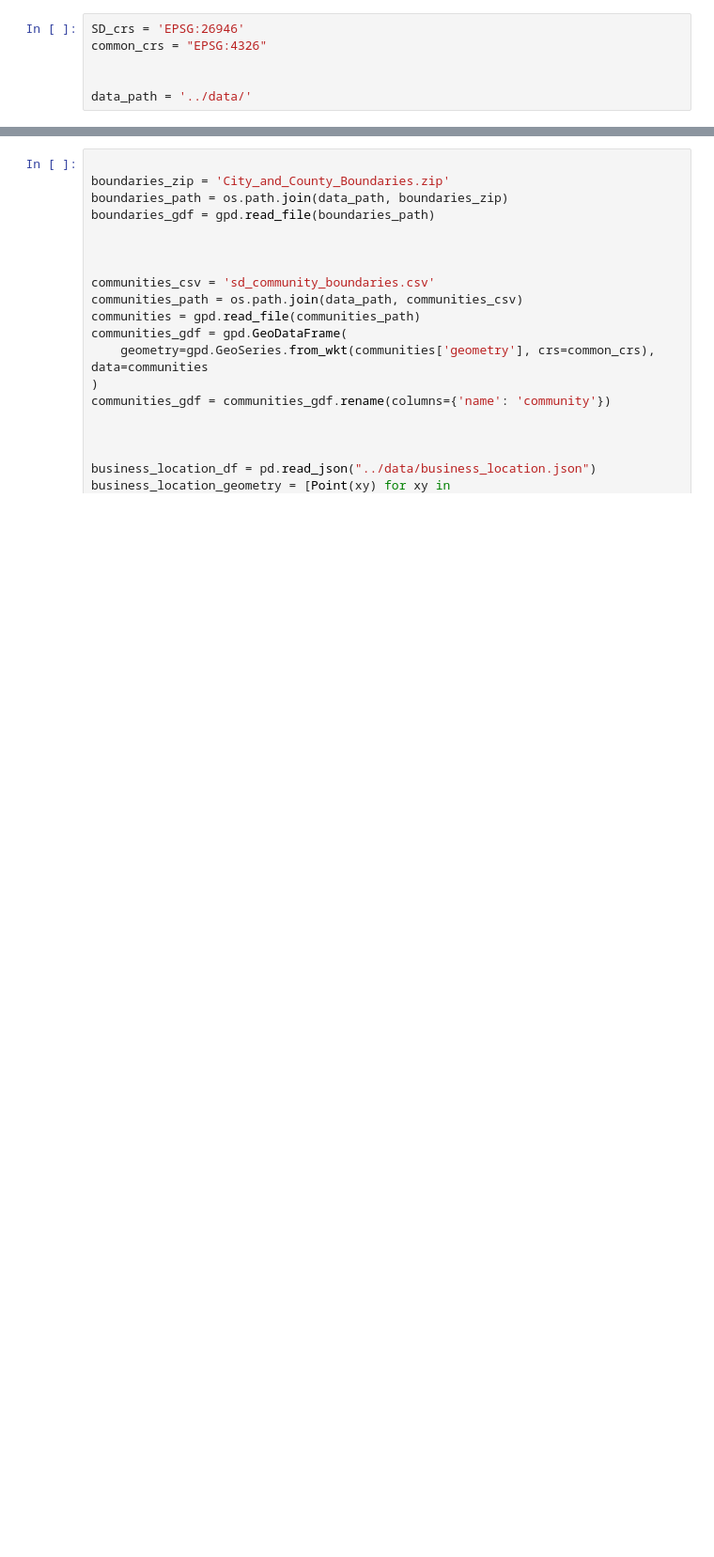
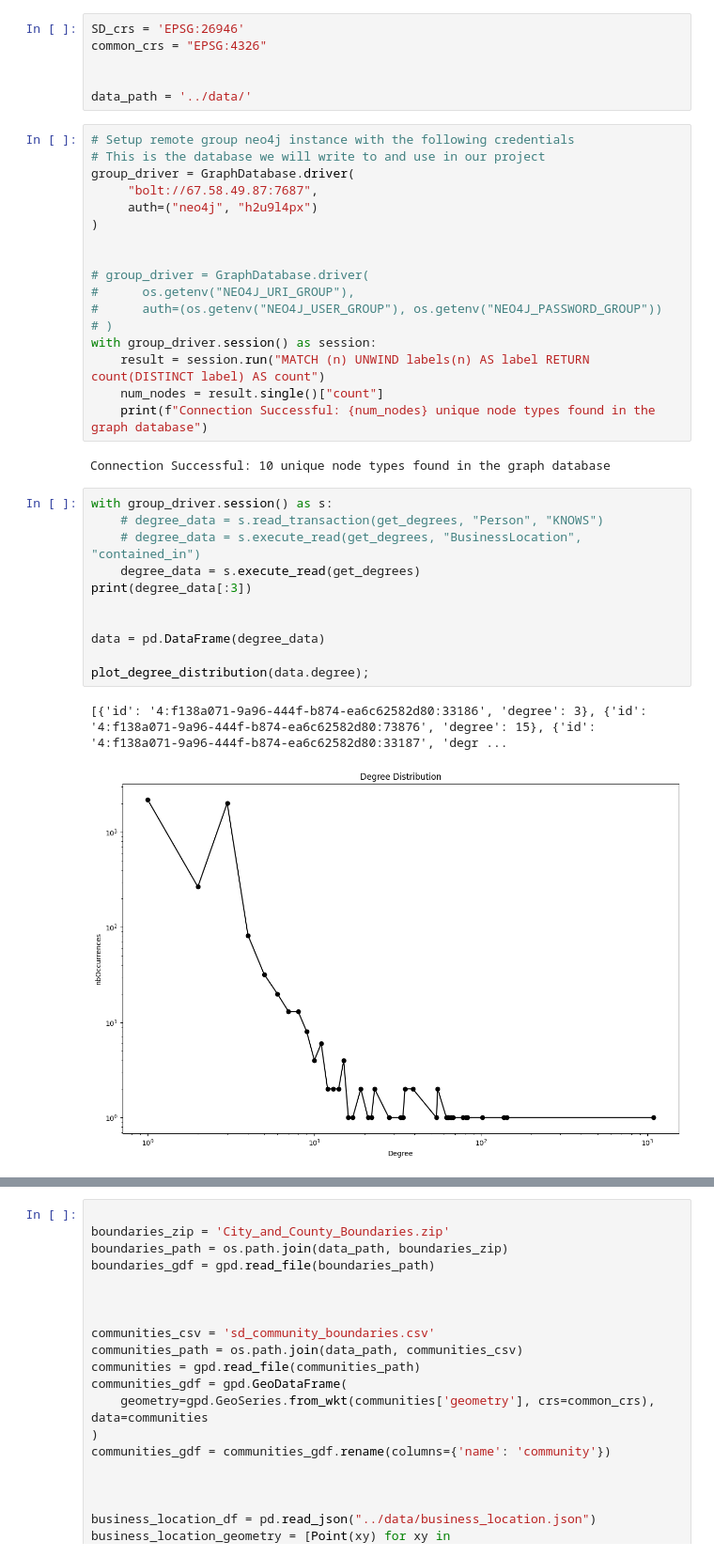
Before and after one commit to njwnkp4d8t-png/business-opportunity-graph, a Jupyter notebook: notebooks/neo4j_analytics.ipynb, the cells around one changed output, grey strips where cells are left out. Shown at 94% size. Cells and saved outputs as stored; diff of their text form; blank space fills up the shorter version.

Commit message:
add visuals

```diff
--- a/notebooks/neo4j_analytics.ipynb
+++ b/notebooks/neo4j_analytics.ipynb
@@ -16,3 +68,36 @@ common_crs = "EPSG:4326"
 
 
 data_path = '../data/'
+# %%
+# Setup remote group neo4j instance with the following credentials
+# This is the database we will write to and use in our project
+group_driver = GraphDatabase.driver(
+     "bolt://67.58.49.87:7687",
+     auth=("neo4j", "h2u9l4px")
+)
+
+
+# group_driver = GraphDatabase.driver(
+#      os.getenv("NEO4J_URI_GROUP"),
+#      auth=(os.getenv("NEO4J_USER_GROUP"), os.getenv("NEO4J_PASSWORD_GROUP"))
+# )
+with group_driver.session() as session:
+    result = session.run("MATCH (n) UNWIND labels(n) AS label RETURN count(DISTINCT label) AS count")
+    num_nodes = result.single()["count"]
+    print(f"Connection Successful: {num_nodes} unique node types found in the graph database")
+# %% [output]
+Connection Successful: 10 unique node types found in the graph database
+# %%
+with group_driver.session() as s:
+    # degree_data = s.read_transaction(get_degrees, "Person", "KNOWS")
+    # degree_data = s.execute_read(get_degrees, "BusinessLocation", "contained_in")
+    degree_data = s.execute_read(get_degrees)
+print(degree_data[:3])
+
+
+data = pd.DataFrame(degree_data)
+
+plot_degree_distribution(data.degree);
+# %% [output]
+[{'id': '4:f138a071-9a96-444f-b874-ea6c62582d80:33186', 'degree': 3}, {'id': '4:f138a071-9a96-444f-b874-ea6c62582d80:73876', 'degree': 15}, {'id': '4:f138a071-9a96-444f-b874-ea6c62582d80:33187', 'degr ...
+[figure, added]
```
Also changed, not shown: parts of 4 cells of this notebook.
